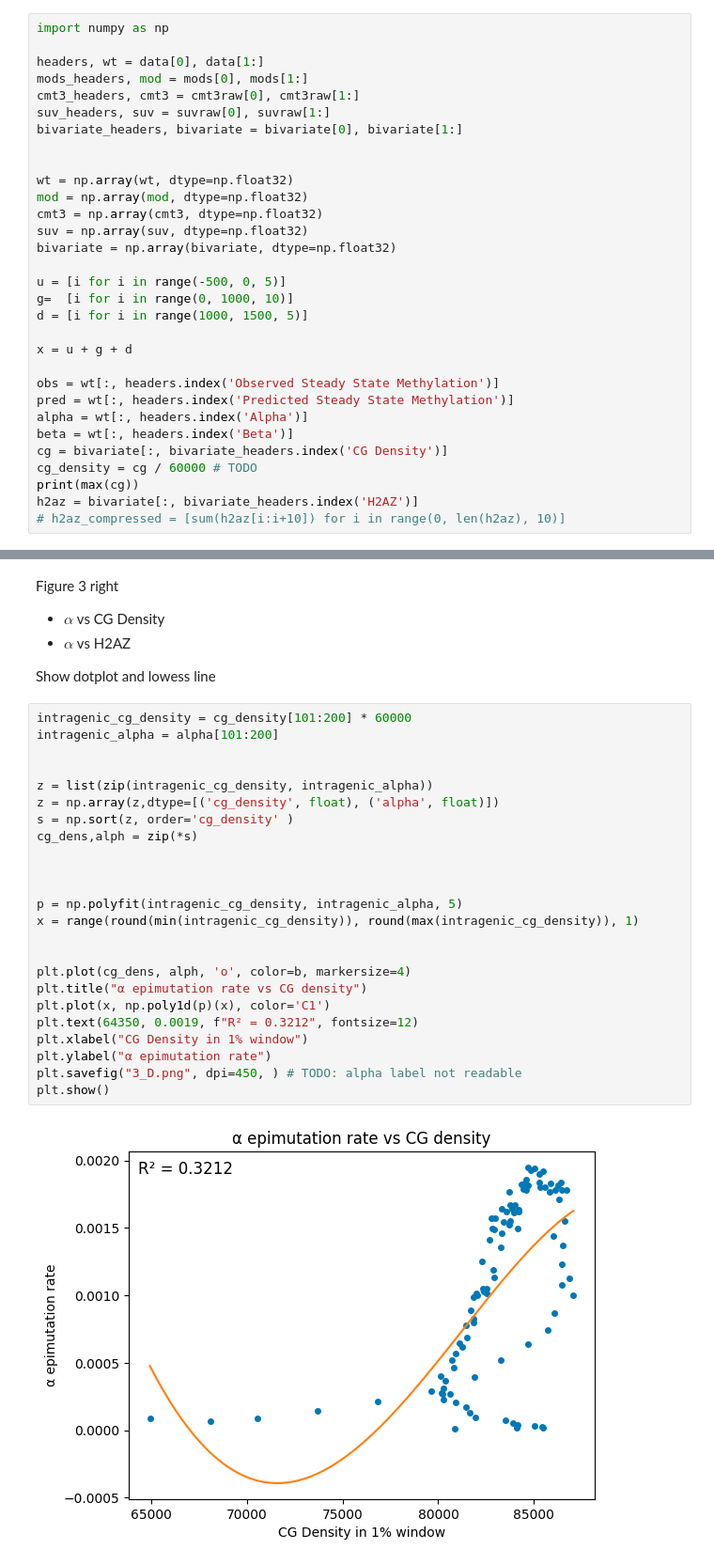
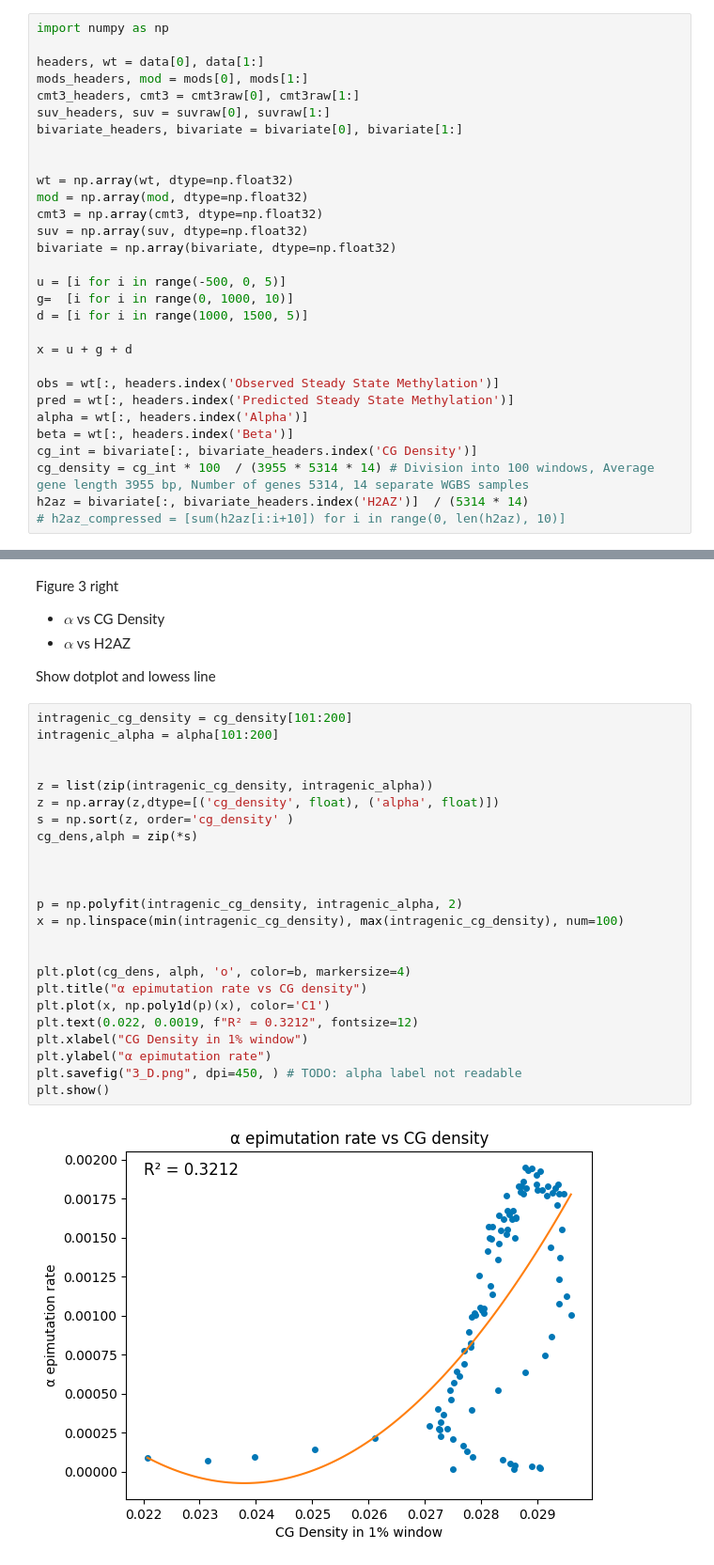
Before and after one commit to constantingoeldel/epigenomics, a Jupyter notebook: plotting.ipynb, the cells around one changed output, grey strips where cells are left out. Shown at 94% size. Drawn from its saved outputs; the diff is of its cells as text.

```diff
--- a/plotting.ipynb
+++ b/plotting.ipynb
@@ -50,8 +50,7 @@ obs = wt[:, headers.index('Observed Steady State Methylation')]
 pred = wt[:, headers.index('Predicted Steady State Methylation')]
 alpha = wt[:, headers.index('Alpha')]
 beta = wt[:, headers.index('Beta')]
-cg = bivariate[:, bivariate_headers.index('CG Density')]
-cg_density = cg / 60000 # TODO
-print(max(cg))
-h2az = bivariate[:, bivariate_headers.index('H2AZ')]
+cg_int = bivariate[:, bivariate_headers.index('CG Density')]
+cg_density = cg_int * 100  / (3955 * 5314 * 14) # Division into 100 windows, Average gene length 3955 bp, Number of genes 5314, 14 separate WGBS samples
+h2az = bivariate[:, bivariate_headers.index('H2AZ')]  / (5314 * 14)
 # h2az_compressed = [sum(h2az[i:i+10]) for i in range(0, len(h2az), 10)]
@@ -204,31 +202,31 @@ Figure 3 right
 
 Show dotplot and lowess line
 # %%
-intragenic_cg_density = cg_density[101:200] * 60000
+intragenic_cg_density = cg_density[101:200]
 intragenic_alpha = alpha[101:200]
 
 
 z = list(zip(intragenic_cg_density, intragenic_alpha))
 z = np.array(z,dtype=[('cg_density', float), ('alpha', float)])
 s = np.sort(z, order='cg_density' )
 cg_dens,alph = zip(*s)
 
 
 
-p = np.polyfit(intragenic_cg_density, intragenic_alpha, 5)
-x = range(round(min(intragenic_cg_density)), round(max(intragenic_cg_density)), 1)
+p = np.polyfit(intragenic_cg_density, intragenic_alpha, 2)
+x = np.linspace(min(intragenic_cg_density), max(intragenic_cg_density), num=100)
 
 
 plt.plot(cg_dens, alph, 'o', color=b, markersize=4)
 plt.title("α epimutation rate vs CG density")
 plt.plot(x, np.poly1d(p)(x), color='C1')
-plt.text(64350, 0.0019, f"R² = 0.3212", fontsize=12)
+plt.text(0.022, 0.0019, f"R² = 0.3212", fontsize=12)
 plt.xlabel("CG Density in 1% window")
 plt.ylabel("α epimutation rate")
 plt.savefig("3_D.png", dpi=450, ) # TODO: alpha label not readable
 plt.show()
 # %% [output]
-[figure, old version]
+[figure, new version]
 # %%
 intragenic_h2az = h2az[101:200]
 intragenic_alpha = alpha[101:200]
```
Also changed, not shown: parts of 4 cells of this notebook, 4 other files.
